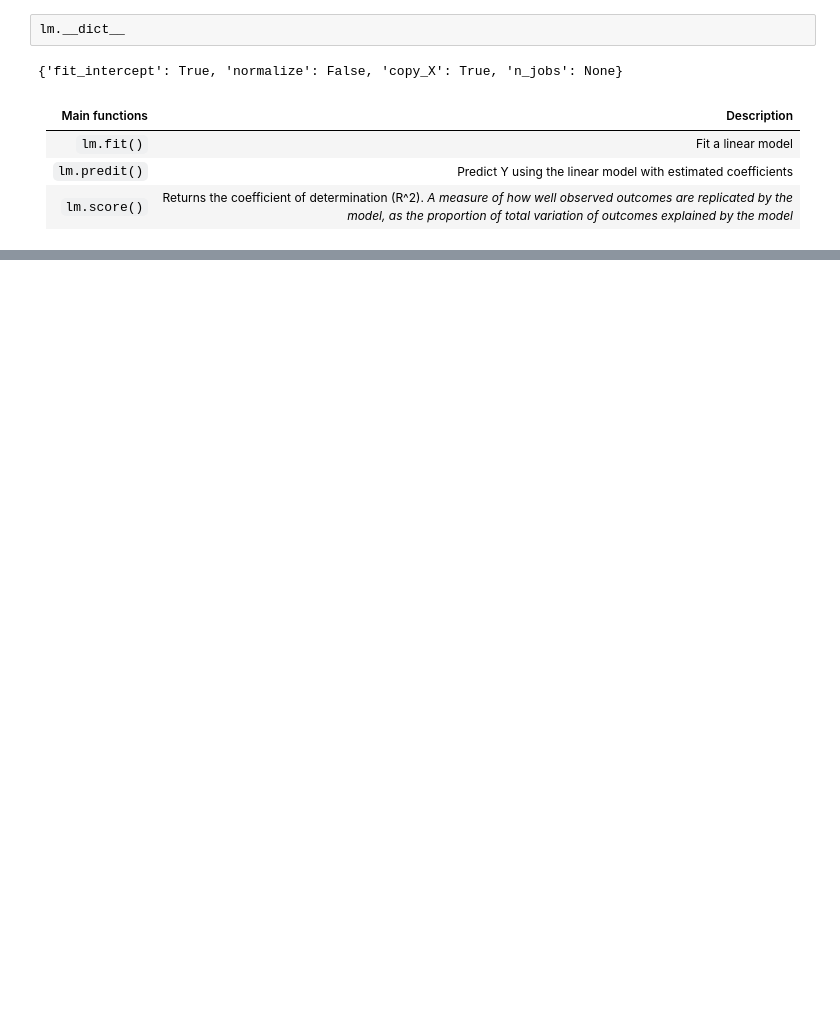
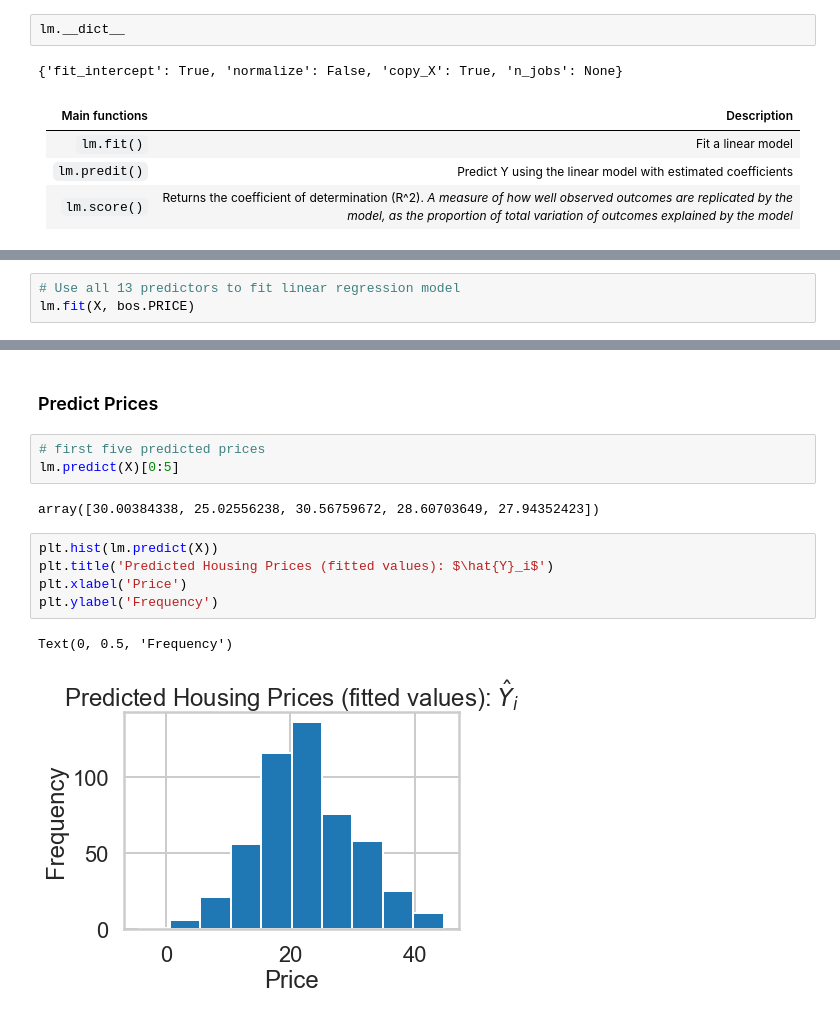
Before and after one commit to vijaypatha/regression_lab, a Jupyter notebook: Regression_Lab/Regression_Lab.ipynb, the cells around one changed output, grey strips where cells are left out. Saved outputs shown, nothing was run; the diff lists cells and outputs as text; blank space fills up the shorter version.

```diff
--- a/Regression_Lab/Regression_Lab.ipynb
+++ b/Regression_Lab/Regression_Lab.ipynb
@@ -289,0 +298,3 @@ lm.
+# %%
+# Use all 13 predictors to fit linear regression model
+lm.fit(X, bos.PRICE)
@@ -289,0 +330,15 @@ lm.
+# %% [markdown]
+### Predict Prices
+# %%
+# first five predicted prices
+lm.predict(X)[0:5]
+# %% [output]
+array([30.00384338, 25.02556238, 30.56759672, 28.60703649, 27.94352423])
+# %%
+plt.hist(lm.predict(X))
+plt.title('Predicted Housing Prices (fitted values): $\hat{Y}_i$')
+plt.xlabel('Price')
+plt.ylabel('Frequency')
+# %% [output]
+Text(0, 0.5, 'Frequency')
+[figure, added]
```
Also changed, not shown: parts of 14 cells of this notebook.
